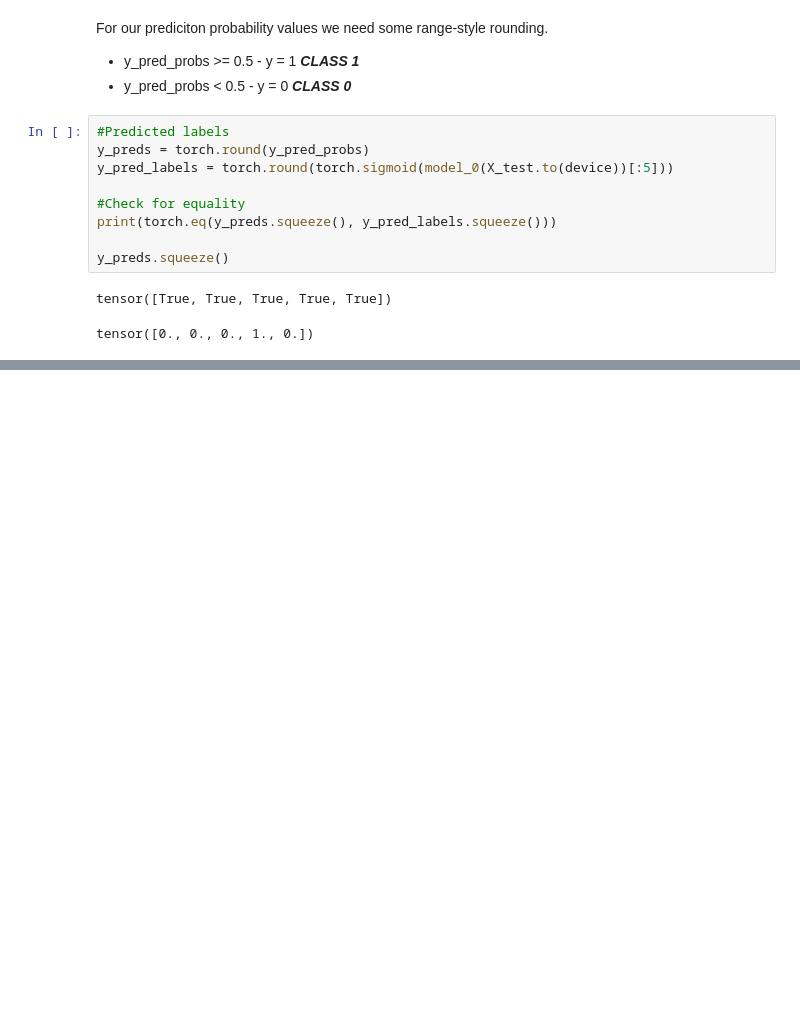
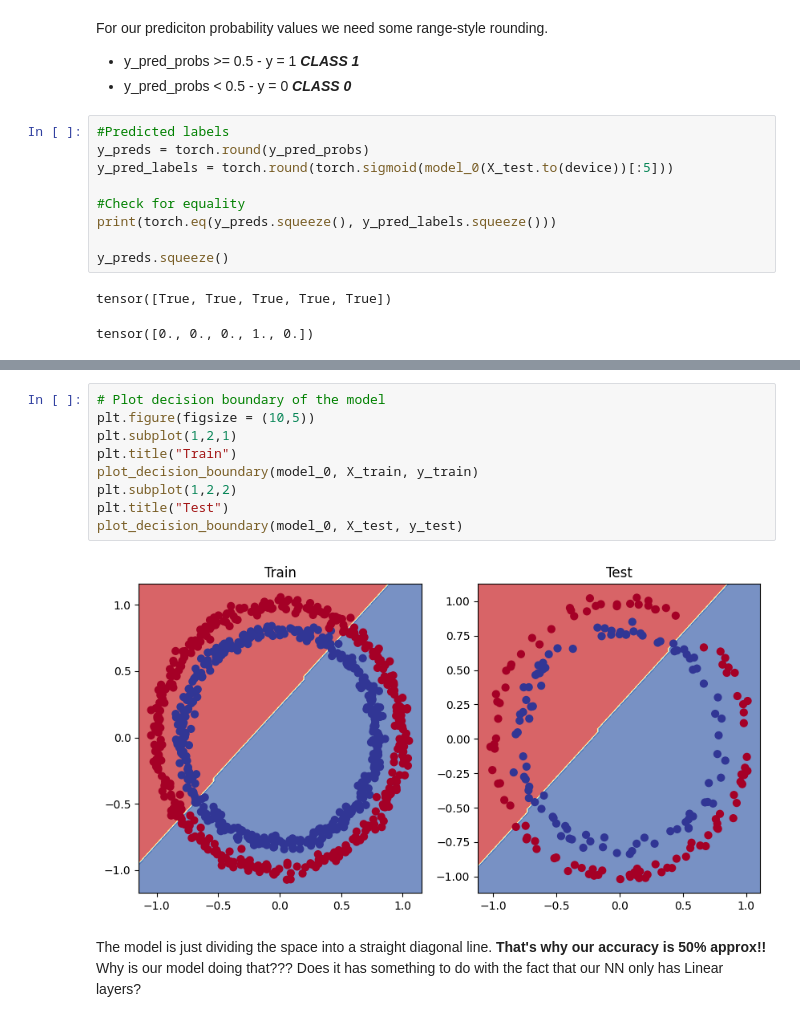
Before and after one commit to nachozobian/neural-network-pytorch-class, a Jupyter notebook: nn_classification_pytorch.ipynb, the cells around one changed output, grey strips where cells are left out. Drawn from its saved outputs; the diff is of its cells as text; blank space fills up the shorter version.

```diff
--- a/nn_classification_pytorch.ipynb
+++ b/nn_classification_pytorch.ipynb
@@ -207,0 +289,13 @@ tensor([0., 0., 0., 1., 0.])
+# %%
+# Plot decision boundary of the model
+plt.figure(figsize = (10,5))
+plt.subplot(1,2,1)
+plt.title("Train")
+plot_decision_boundary(model_0, X_train, y_train)
+plt.subplot(1,2,2)
+plt.title("Test")
+plot_decision_boundary(model_0, X_test, y_test)
+# %% [output]
+[figure, added]
+# %% [markdown]
+The model is just dividing the space into a straight diagonal line. **That's why our accuracy is 50% approx!!** Why is our model doing that??? Does it has something to do with the fact that our NN only has Linear layers?
```
Also changed, not shown: parts of 7 cells of this notebook.
